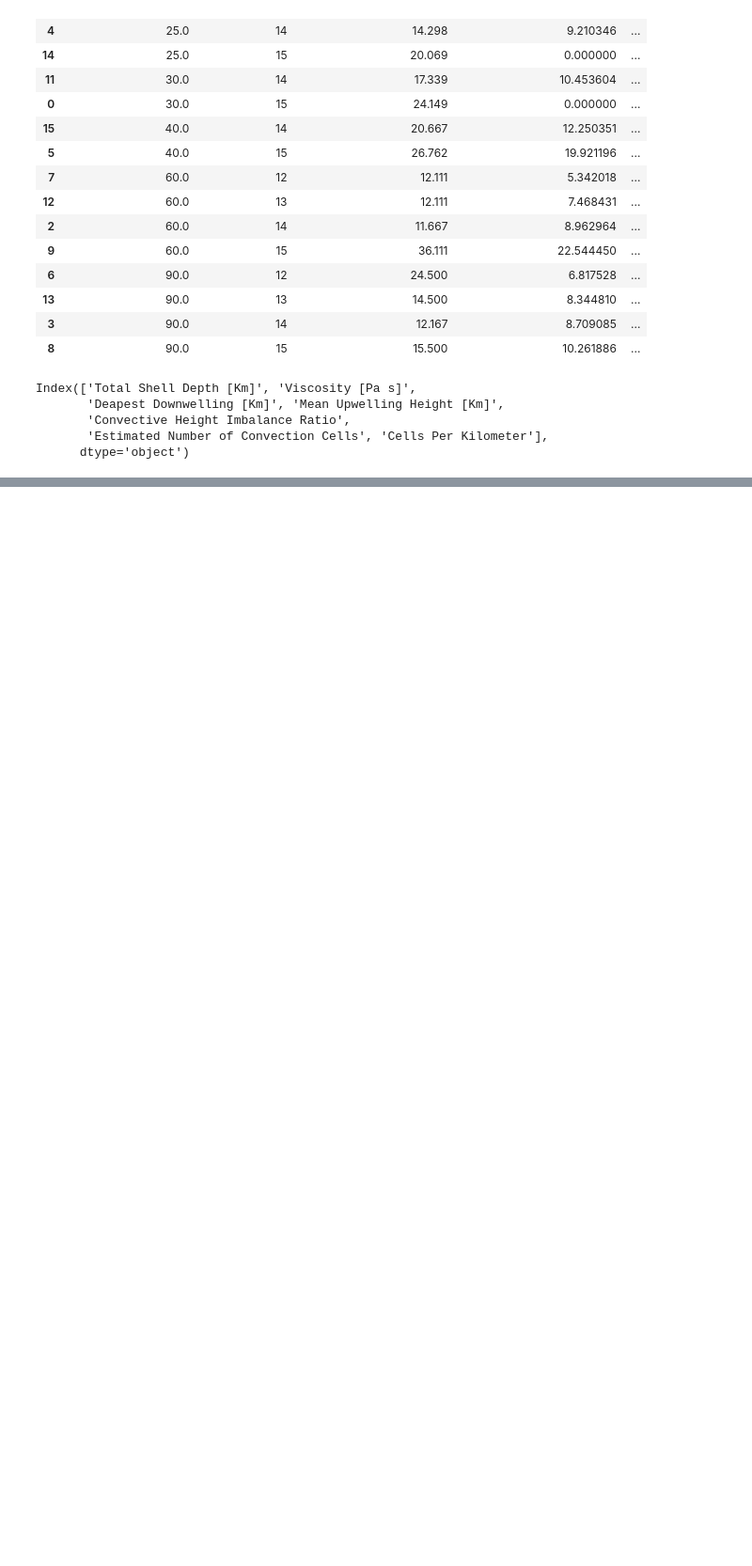
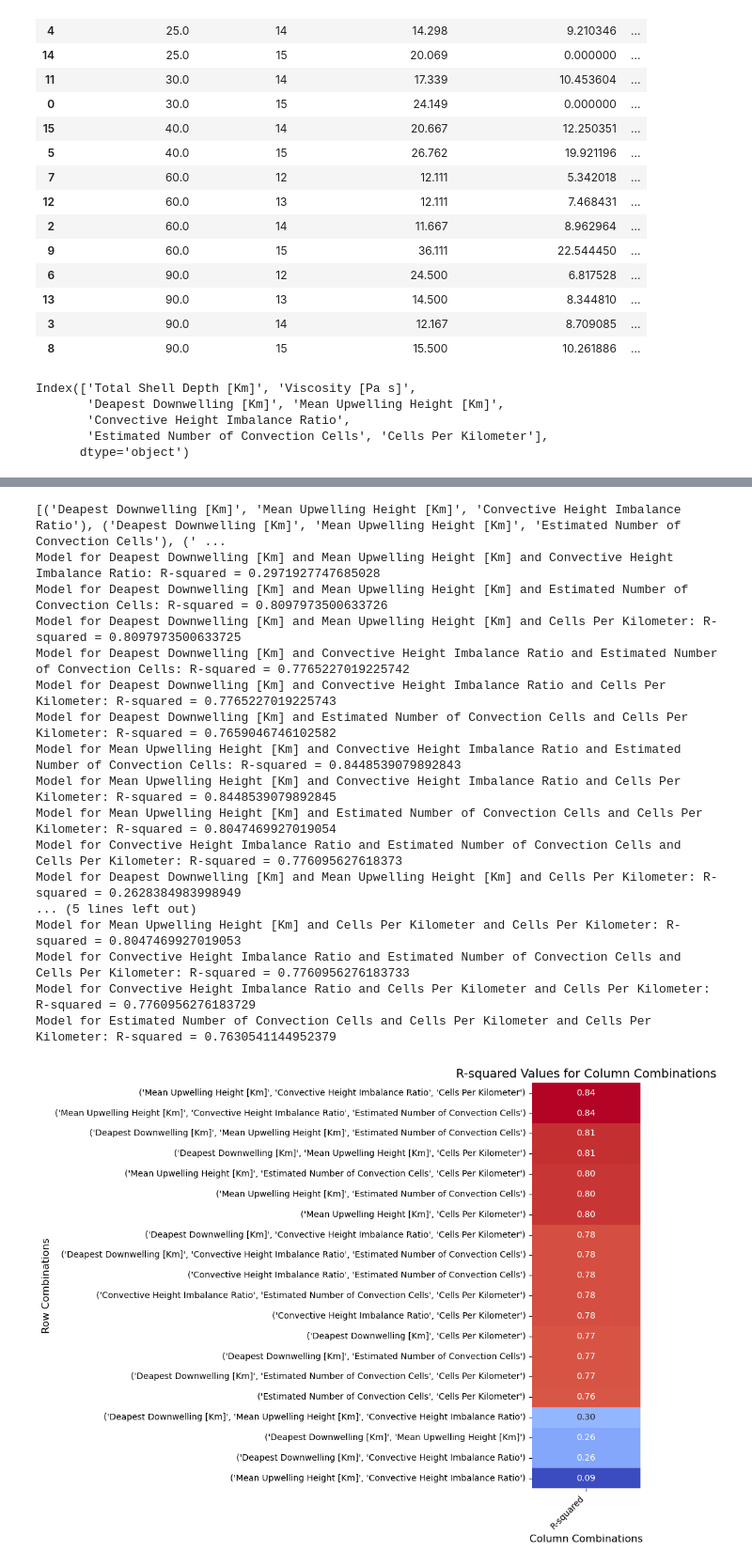
Before and after one commit to AtWillB/stanford_radar, a Jupyter notebook: src/viscosity_pairplot.ipynb, the cells around one changed output, grey strips where cells are left out. Shown at 94% size. Cells and saved outputs as stored; diff of their text form; code cells hidden in the pictures; blank space fills up the shorter version.

```diff
--- a/src/viscosity_pairplot.ipynb
+++ b/src/viscosity_pairplot.ipynb
@@ -140,0 +152,76 @@ Model for Estimated Number of Convection Cells and Cells Per Kilometer: R-square
+# %%
+rscore_list = []
+
+column_combinations = list(itertools.combinations(eutectics_stats.columns[2:], 3))
+pairs = list(itertools.combinations(eutectics_stats.columns[2:], 2))
+column_combinations += pairs
+
+print(column_combinations)
+
+# Iterate over the column combinations
+for combination in column_combinations:
+    if len(combination) == 2:
+        x1, x2 = combination
+        X = eutectics_stats[[x1, x2]]
+    elif len(combination) == 3:
+        x1, x2, x3 = combination
+        X = eutectics_stats[[x1, x2, x3]]
+
+    y = eutectics_stats['Viscosity [Pa s]']
+
+    model = LinearRegression()
+    model.fit(X, y)
+
+    rscore_list.append(model.score(X, y))
+    r_squared = model.score(X, y)
+
+
+    # Print the performance of the model
+    print(f"Model for {x1} and {x2} and {x3}: R-squared = {r_squared}")
+
+# Create a figure and axes
+fig, ax = plt.subplots(figsize=(10, 8))
+
+# Sort the dataframe by R-squared values in descending order
+
+
+r_squared_df_sorted = r_squared_df.sort_values(by='R-squared', ascending=False)
+
+
+# Create a heatmap
+sns.heatmap(r_squared_df_sorted, annot=True, cmap=
+'coolwarm', fmt=".2f", cbar=False, ax=ax)
+
+# Syt the tick labels and rotation
+ax.set_xticklabels(r_squared_df_sorted.columns, rotation=45, ha='right', fontsize=10)
+ax.set_yticklabels(r_squared_df_sorted.index, fontsize=10)
+
+# Set the axis labels
+ax.set_xlabel('Column Combinations', fontsize=12)
+ax.set_ylabel('Row Combinations', fontsize=12)
+
+# Set the title
+ax.set_title('R-squared Values for Column Combinations', fontsize=14)
+
+# Show the plot
+plt.tight_layout()
+plt.show()
+# %% [output]
+[('Deapest Downwelling [Km]', 'Mean Upwelling Height [Km]', 'Convective Height Imbalance Ratio'), ('Deapest Downwelling [Km]', 'Mean Upwelling Height [Km]', 'Estimated Number of Convection Cells'), (' ...
+Model for Deapest Downwelling [Km] and Mean Upwelling Height [Km] and Convective Height Imbalance Ratio: R-squared = 0.2971927747685028
+Model for Deapest Downwelling [Km] and Mean Upwelling Height [Km] and Estimated Number of Convection Cells: R-squared = 0.8097973500633726
+Model for Deapest Downwelling [Km] and Mean Upwelling Height [Km] and Cells Per Kilometer: R-squared = 0.8097973500633725
+Model for Deapest Downwelling [Km] and Convective Height Imbalance Ratio and Estimated Number of Convection Cells: R-squared = 0.7765227019225742
+Model for Deapest Downwelling [Km] and Convective Height Imbalance Ratio and Cells Per Kilometer: R-squared = 0.7765227019225743
+Model for Deapest Downwelling [Km] and Estimated Number of Convection Cells and Cells Per Kilometer: R-squared = 0.7659046746102582
+Model for Mean Upwelling Height [Km] and Convective Height Imbalance Ratio and Estimated Number of Convection Cells: R-squared = 0.8448539079892843
+Model for Mean Upwelling Height [Km] and Convective Height Imbalance Ratio and Cells Per Kilometer: R-squared = 0.8448539079892845
+Model for Mean Upwelling Height [Km] and Estimated Number of Convection Cells and Cells Per Kilometer: R-squared = 0.8047469927019054
+Model for Convective Height Imbalance Ratio and Estimated Number of Convection Cells and Cells Per Kilometer: R-squared = 0.776095627618373
+Model for Deapest Downwelling [Km] and Mean Upwelling Height [Km] and Cells Per Kilometer: R-squared = 0.2628384983998949
+... (5 lines left out)
+Model for Mean Upwelling Height [Km] and Cells Per Kilometer and Cells Per Kilometer: R-squared = 0.8047469927019053
+Model for Convective Height Imbalance Ratio and Estimated Number of Convection Cells and Cells Per Kilometer: R-squared = 0.7760956276183733
+Model for Convective Height Imbalance Ratio and Cells Per Kilometer and Cells Per Kilometer: R-squared = 0.7760956276183729
+Model for Estimated Number of Convection Cells and Cells Per Kilometer and Cells Per Kilometer: R-squared = 0.7630541144952379
+[figure, added]
```
Also changed, not shown: parts of 7 cells of this notebook.
